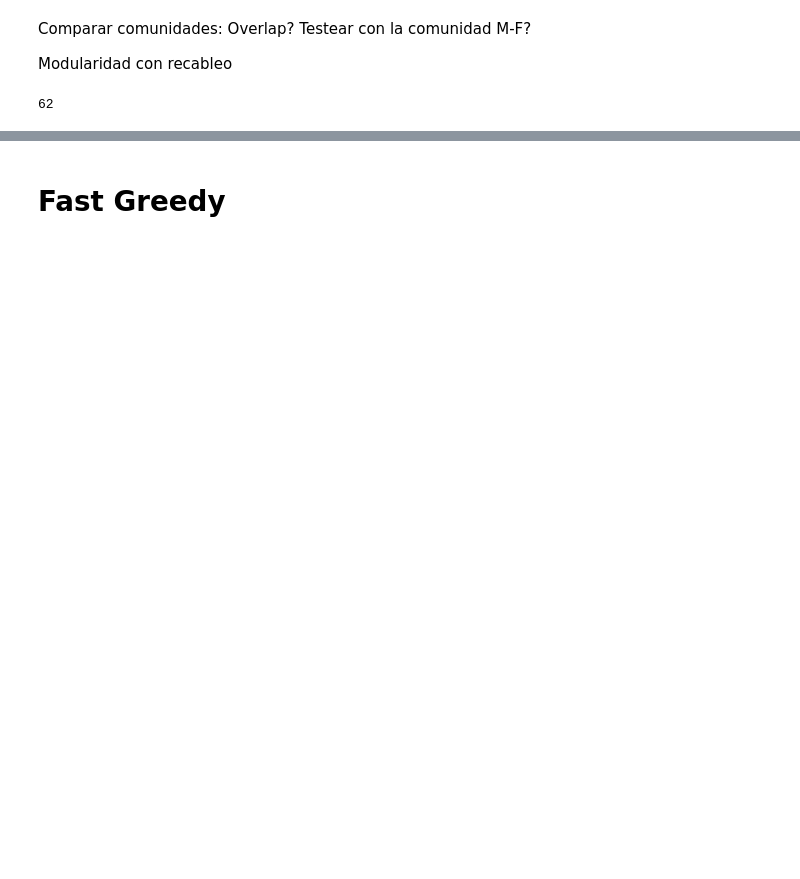
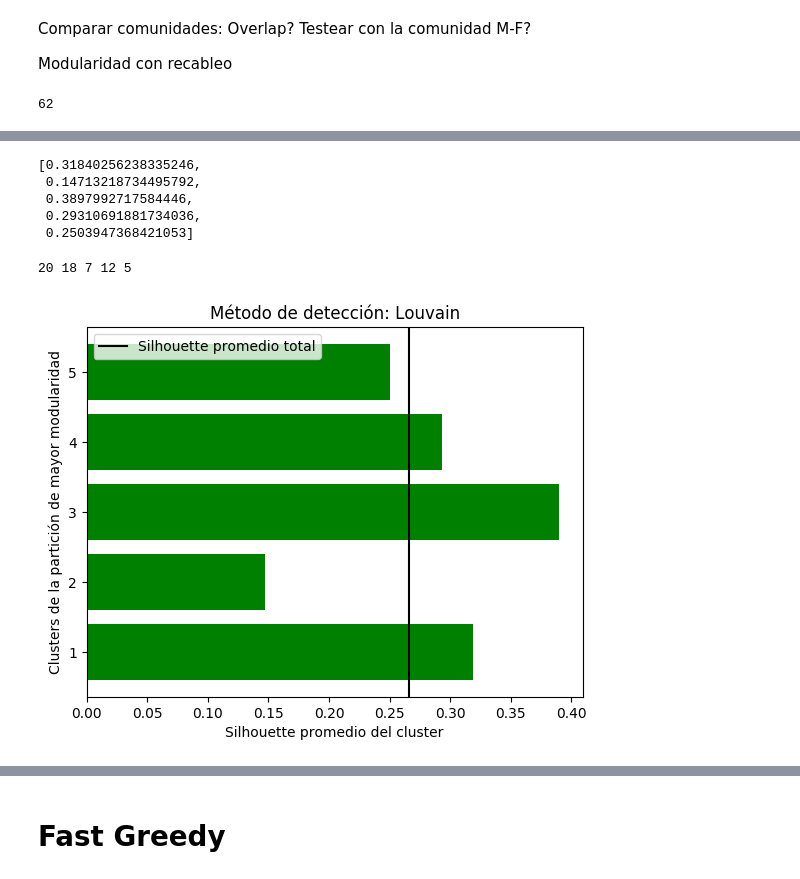
Before and after one commit to vms10/TPC3, a Jupyter notebook: tp3.ipynb, the cells around one changed output, grey strips where cells are left out. Drawn from its saved outputs; the diff is of its cells as text; code cells hidden in the pictures; blank space fills up the shorter version.

```diff
--- a/tp3.ipynb
+++ b/tp3.ipynb
@@ -482,0 +511,33 @@ plt.show()
+# %%
+Silhouette_L_xcluster=[]
+for i in range(len(SilL)):
+    Silhouette_L_xcluster.append(sum(SilL[i])/len(SilL[i]))
+Silhouette_L_xcluster
+# %% [output]
+[0.31840256238335246,
+ 0.14713218734495792,
+ 0.3897992717584446,
+ 0.29310691881734036,
+ 0.2503947368421053]
+# %%
+print(len(SilL[0]),len(SilL[1]),len(SilL[2]),len(SilL[3]),len(SilL[4]))
+# %% [output]
+20 18 7 12 5
+# %%
+plt.rcdefaults()
+fig, ax = plt.subplots()
+
+
+y_pos = np.arange(1,6)
+sil= Silhouette_L_xcluster
+ax.barh(y_pos, sil, align='center',
+        color="g")
+
+plt.axvline(sum(SilouL)/len(SilouL),c="k", label='Silhouette promedio total')
+plt.ylabel("Clusters de la partición de mayor modularidad")
+plt.xlabel("Silhouette promedio del cluster")
+plt.title("Método de detección: Louvain")
+plt.legend(loc=0)
+plt.show()
+# %% [output]
+[figure, added]
```
Also changed, not shown: parts of 37 cells of this notebook.
